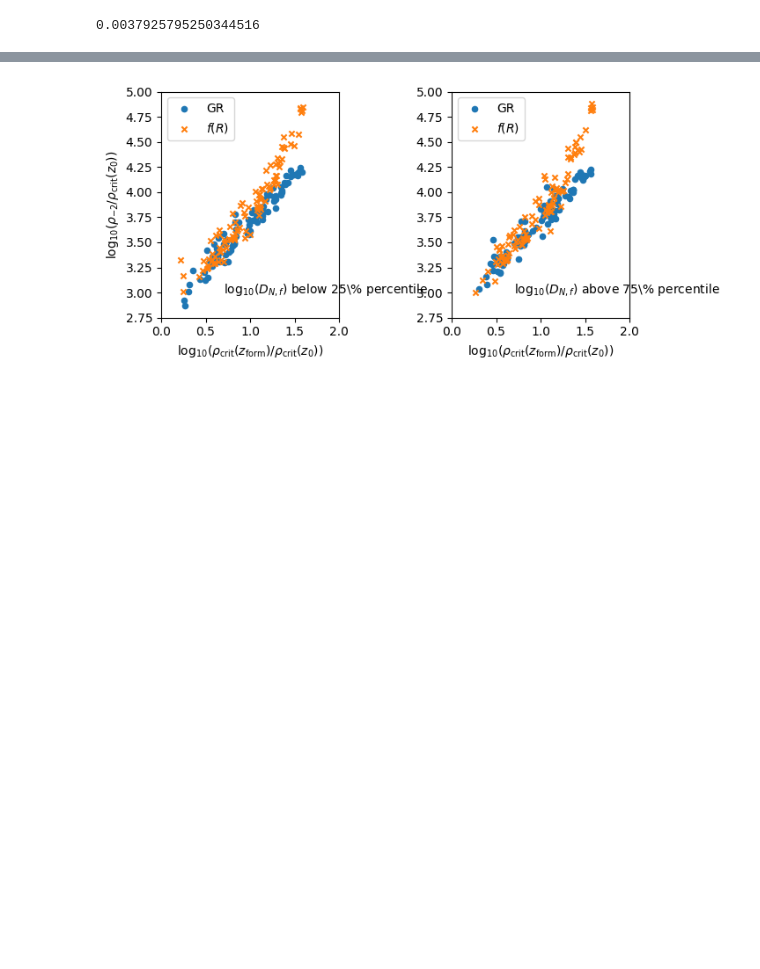
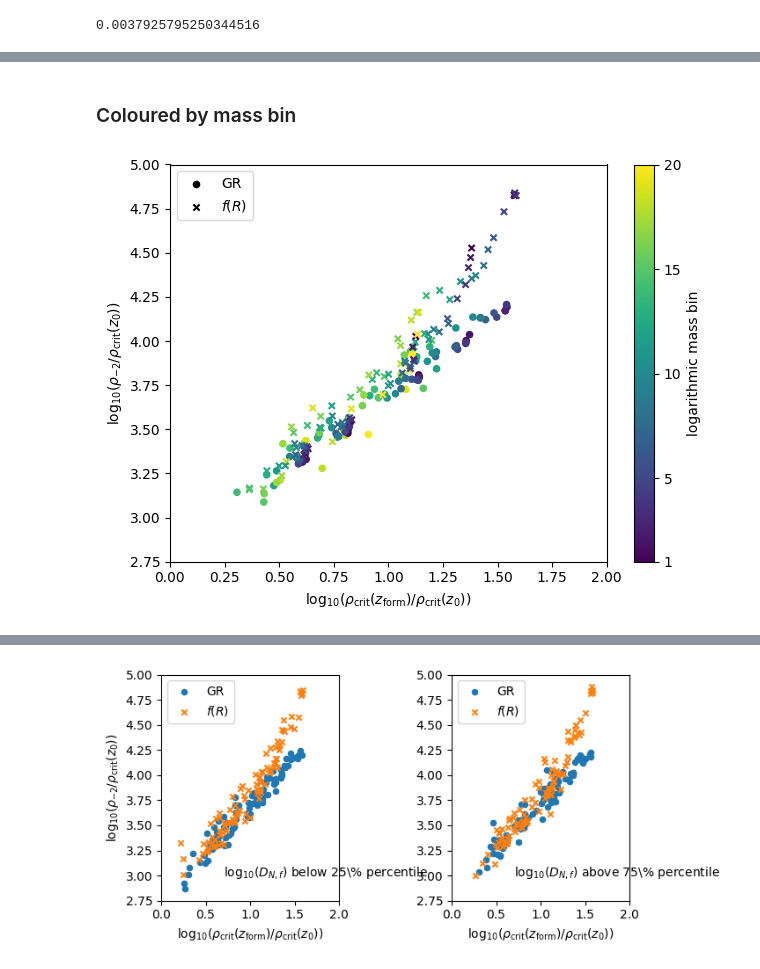
Before and after one commit to oleskiewicz/hbtp, a Jupyter notebook: relation.ipynb, the cells around one changed output, grey strips where cells are left out. Drawn from its saved outputs; the diff is of its cells as text; code cells hidden in the pictures; blank space fills up the shorter version.

```diff
--- a/relation.ipynb
+++ b/relation.ipynb
@@ -81,3 +81,42 @@ TODO: color code by whether halo bin falls below or above $M^*$, as calculated i
     ]
 
 ![m_star](./plots/mf_mstar.pdf)
+# %% [markdown]
+### Coloured by mass bin
+# %%
+fig, ax = plt.subplots(1)
+
+_d = d[
+    (d['grav'] == 'GR_b64n512') &
+    (d['f'] == NFW_f) &
+    (d['rs_f'] == rs_f)
+]
+
+ax.scatter(x=_d['rho_f'], y=_d['rho_s'], marker='o', c=_d['bin'], s=20, label=None)
+
+_d = d[
+    (d['grav'] == 'fr6_b64n512') &
+    (d['f'] == NFW_f) &
+    (d['rs_f'] == rs_f)
+]
+
+fig.colorbar(
+    ax.scatter(x=_d['rho_f'], y=_d['rho_s'], marker='x', c=_d['bin'], s=20, label=None),
+    label=r'logarithmic mass bin',
+    ticks=[1, 5, 10, 15, 20, ],
+    ax=ax,
+)
+
+ax.set_ylabel(r"$\log_{10}(\rho_{-2} / \rho_{\mathrm{crit}}(z_{0}))$")
+ax.set_xlabel(r"$\log_{10}(\rho_{\mathrm{crit}}(z_{\mathrm{form}}) / \rho_{\mathrm{crit}}(z_{0}))$")
+ax.set_xlim((0.0, 2.0))
+ax.set_ylim((2.75, 5))
+ax.scatter([], [], c='k', s=20, marker='o', label=r'GR')
+ax.scatter([], [], c='k', s=20, marker='x', label=r'$f(R)$')
+ax.legend(loc="upper left")
+
+fig.tight_layout()
+
+# fig.savefig('./plots/rhorho_massbin.pdf')
+# %% [output]
+[figure, added]
```
Also changed, not shown: parts of 7 cells of this notebook, 2 other files.
